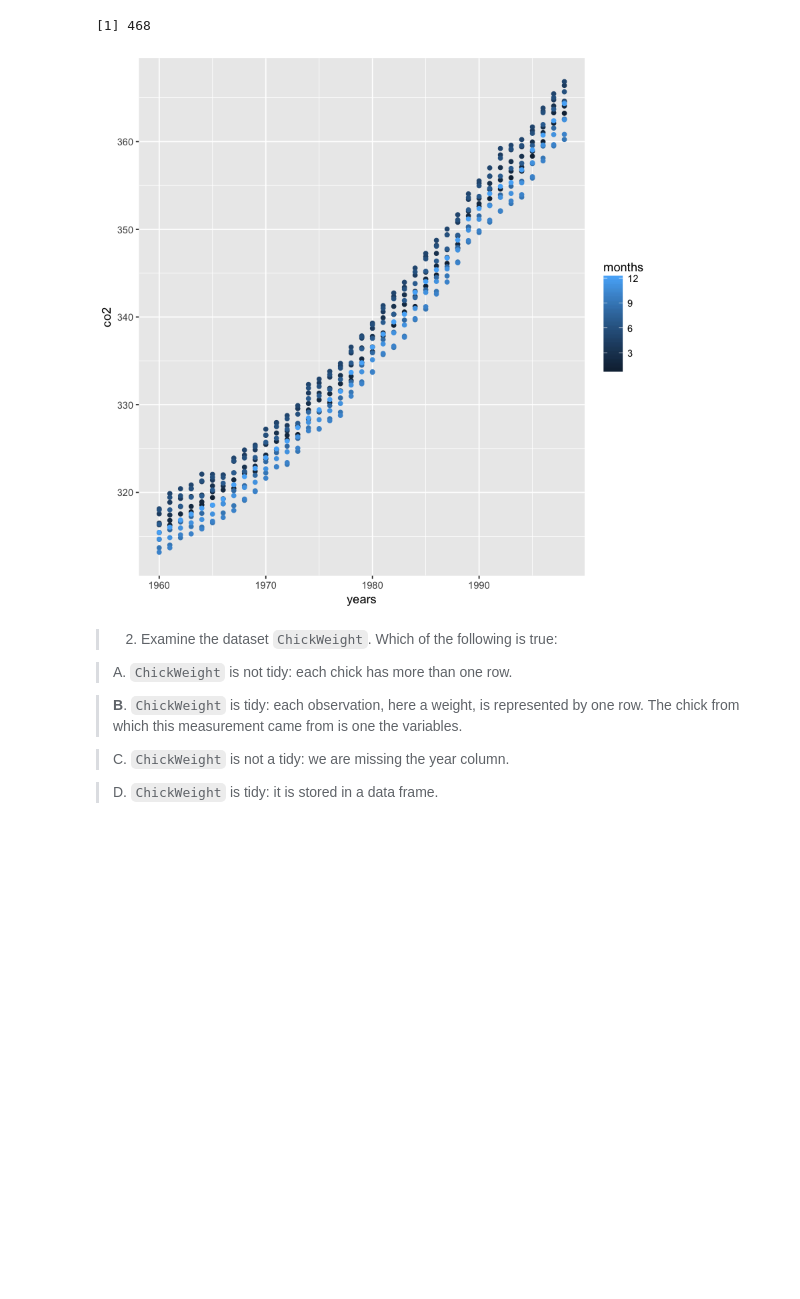
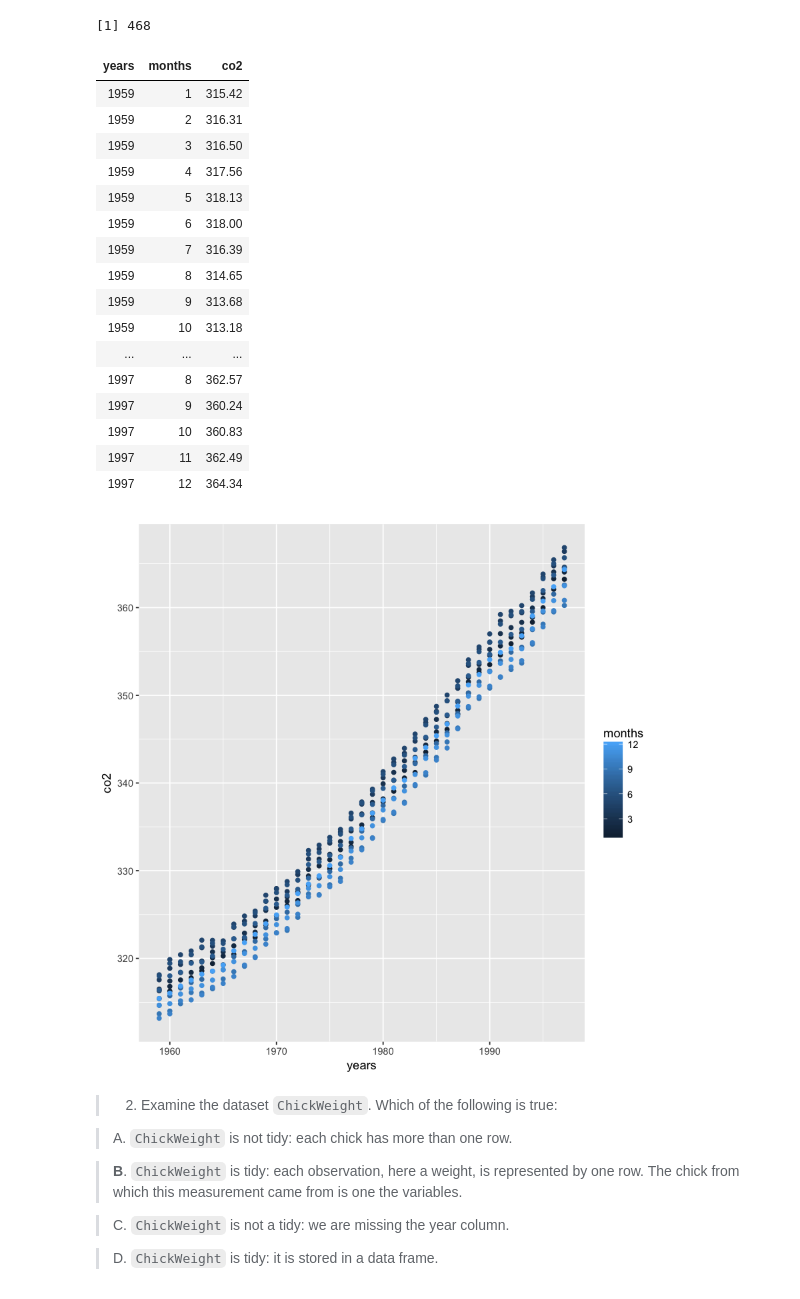
Before and after one commit to mldwr/dsbook_exercises, a Jupyter notebook: ex_35_tidy_data.ipynb, the cells around one changed output. Cells and saved outputs as stored; diff of their text form; code cells hidden in the pictures; blank space fills up the shorter version.

```diff
--- a/ex_35_tidy_data.ipynb
+++ b/ex_35_tidy_data.ipynb
@@ -44,15 +37,35 @@ length(co2)
 # %%
 months <- rep(1:12,39)
 # %%
-years <- rep(1960:1998,12)
+years <- rep(1959:1997,12)
 # %%
 years <- sort(years)
 # %%
 tab_co2 <- as.tibble(cbind(years,months,co2)) %>% arrange(years,months)
+# %%
+tab_co2
+# %% [output]
+| years | months | co2 |
+| 1959 | 1 | 315.42 |
+| 1959 | 2 | 316.31 |
+| 1959 | 3 | 316.50 |
+| 1959 | 4 | 317.56 |
+| 1959 | 5 | 318.13 |
+| 1959 | 6 | 318.00 |
+| 1959 | 7 | 316.39 |
+| 1959 | 8 | 314.65 |
+| 1959 | 9 | 313.68 |
+| 1959 | 10 | 313.18 |
+| ... | ... | ... |
+| 1997 | 8 | 362.57 |
+| 1997 | 9 | 360.24 |
+| 1997 | 10 | 360.83 |
+| 1997 | 11 | 362.49 |
+| 1997 | 12 | 364.34 |
 # %%
 tab_co2 %>% ggplot(aes(years,co2,col=months)) + geom_point()
 # %% [output]
-[figure, old version]
+[figure, new version]
 # %% [markdown]
 >2. Examine the dataset  `ChickWeight`. Which of the following is true:
 
```
Also changed, not shown: parts of 2 cells of this notebook, 1 other file.
